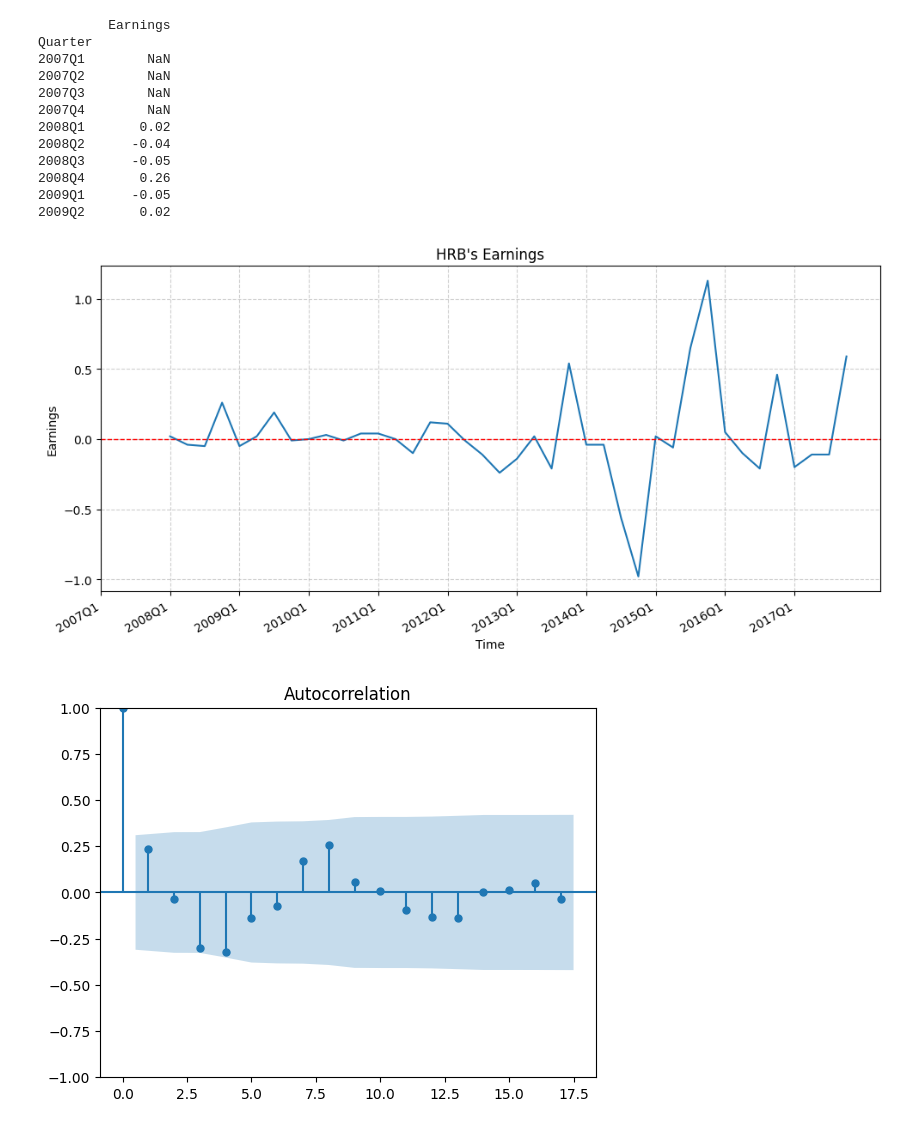
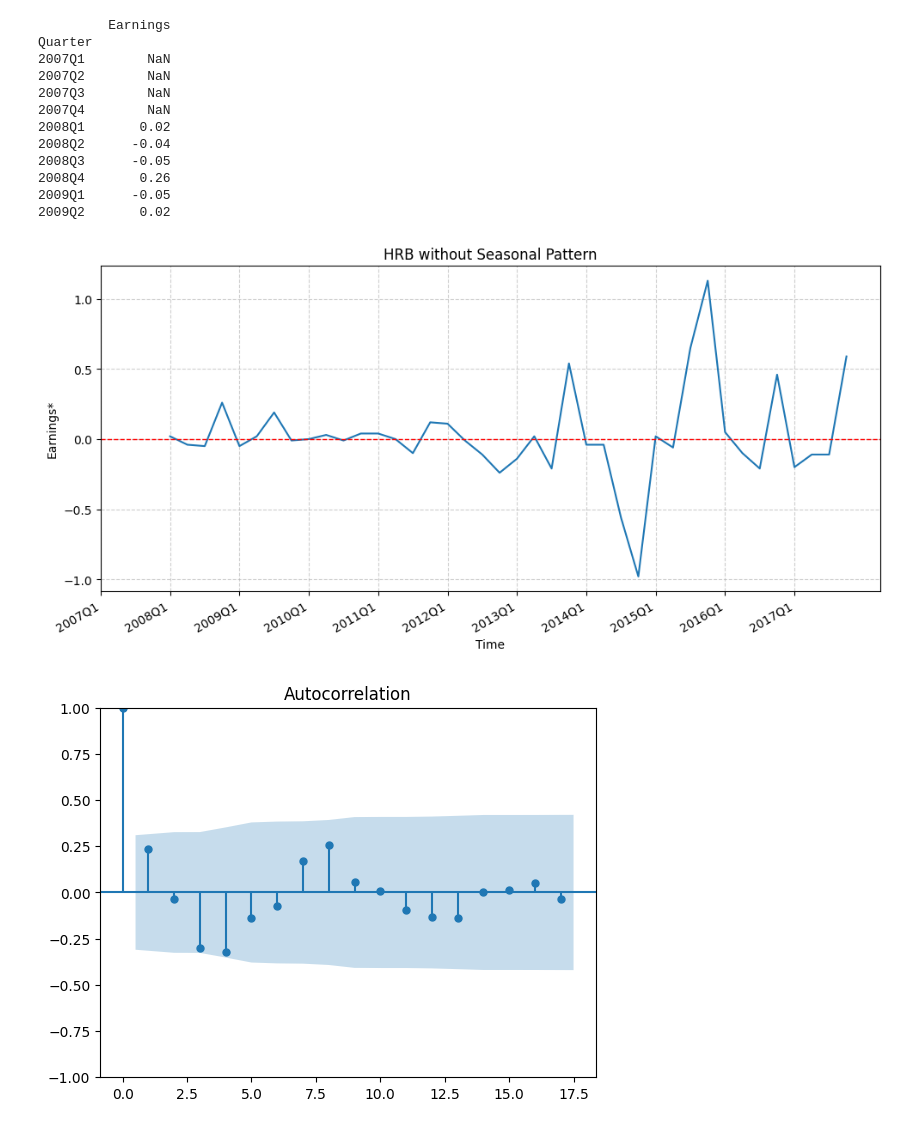
Before and after one commit to LeonardoSMSoares/Economics-Finance, a Jupyter notebook: Time Series Analysis in Python/TSAP 02 - Some Simple Time Series.ipynb, the cells around one changed output. Cells and saved outputs as stored; diff of their text form; code cells hidden in the pictures.

```diff
--- a/Time Series Analysis in Python/TSAP 02 - Some Simple Time Series.ipynb
+++ b/Time Series Analysis in Python/TSAP 02 - Some Simple Time Series.ipynb
@@ -446,21 +446,21 @@ Quarter
 # %%
 fig, ax = plt.subplots(figsize=(10, 5))
 
 ax.plot(HRBsa)
 ax.axhline(y=0, color='red', linestyle='--', linewidth=1)
 ax.set_xlabel('Time')
-ax.set_ylabel('Earnings')
-ax.set_title("HRB's Earnings")
+ax.set_ylabel('Earnings*')
+ax.set_title("HRB without Seasonal Pattern")
 ax.grid(True, linestyle='--', alpha=0.6)
 
 # Set x-ticks every 4th tick
 ticks = HRB.index[::4]  # Select every 4th index
 ax.set_xticks(ticks)    # Set x-ticks
 
 fig.autofmt_xdate()
 plt.tight_layout()
 # %% [output]
-[figure, old version]
+[figure, new version]
 # %%
 # Drop the NaN data in the first four rows
 HRBsa = HRBsa.dropna()
```
Also changed, not shown: 1 other file.
